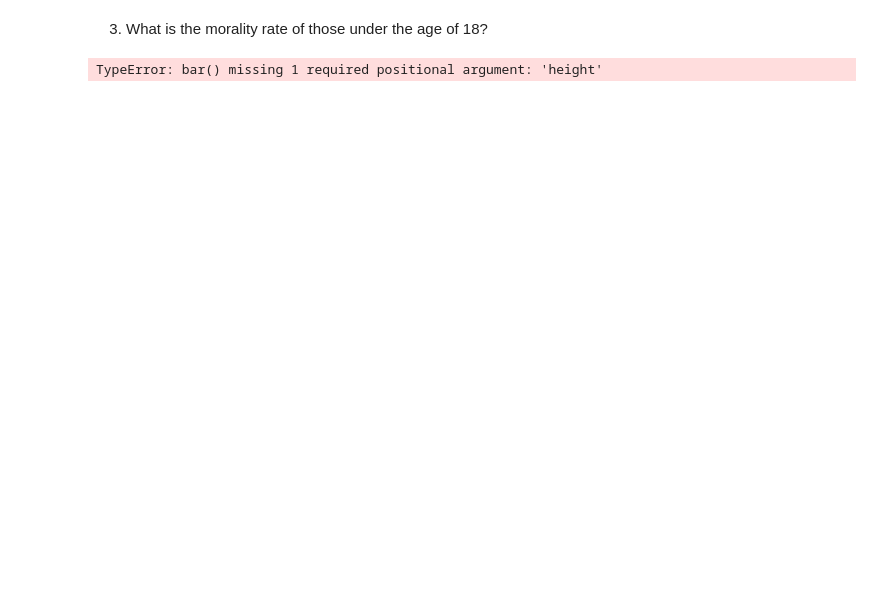
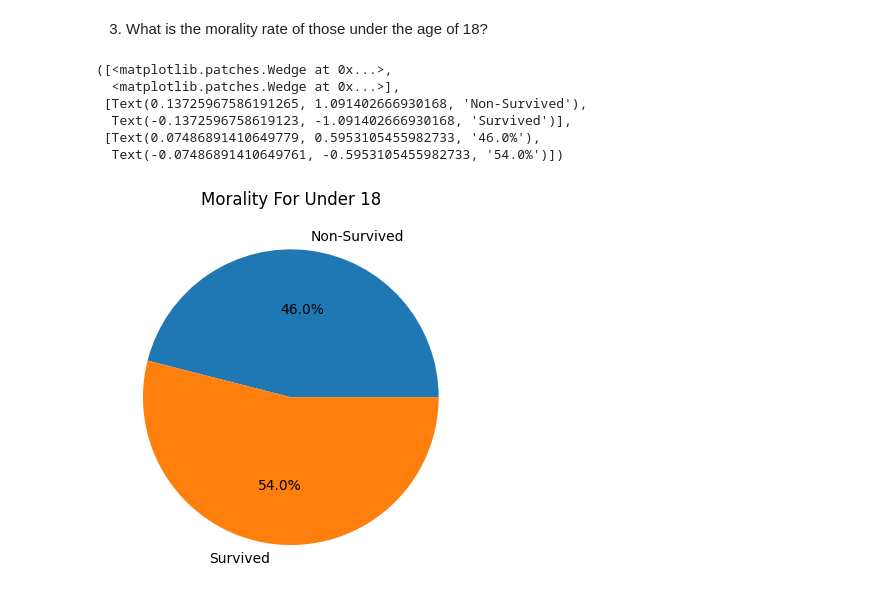
Before and after one commit to AmiriL2/Unit2DataScience, a Jupyter notebook: Titanic.ipynb, the cells around one changed output. Cells and saved outputs as stored; diff of their text form; code cells hidden in the pictures; blank space fills up the shorter version.

```diff
--- a/Titanic.ipynb
+++ b/Titanic.ipynb
@@ -46,13 +62,27 @@ df.head()
 # %% [markdown]
 3. What is the morality rate of those under the age of 18?
-# %%
-
-Under18 = df[df['Age'] < 18]
-
-Under18.head()
-
-Morality = (Under18['Survived']).mean()
-
-PLT.bar([Morality])
-# %% [output]
-TypeError: bar() missing 1 required positional argument: 'height'
+# %%
+Age = df[df['Age'] < 18]
+
+#count the value from survival of females onboard the titanic
+Living = Age['Survived'].value_counts()
+
+#0 means they died and 1 means they survived
+y = Living[0], Living[1]
+
+#label the graph
+labels = ['Non-Survived', 'Survived']
+
+#title for graph
+PLT.title("Morality For Under 18")
+
+#plot on the graph (with extra designs)
+PLT.pie(y,labels=labels,autopct='%1.1f%%' )
+# %% [output]
+([<matplotlib.patches.Wedge at 0x...>,
+  <matplotlib.patches.Wedge at 0x...>],
+ [Text(0.13725967586191265, 1.091402666930168, 'Non-Survived'),
+  Text(-0.1372596758619123, -1.091402666930168, 'Survived')],
+ [Text(0.07486891410649779, 0.5953105455982733, '46.0%'),
+  Text(-0.07486891410649761, -0.5953105455982733, '54.0%')])
+[figure, added]
```
Also changed, not shown: parts of 9 cells of this notebook.
